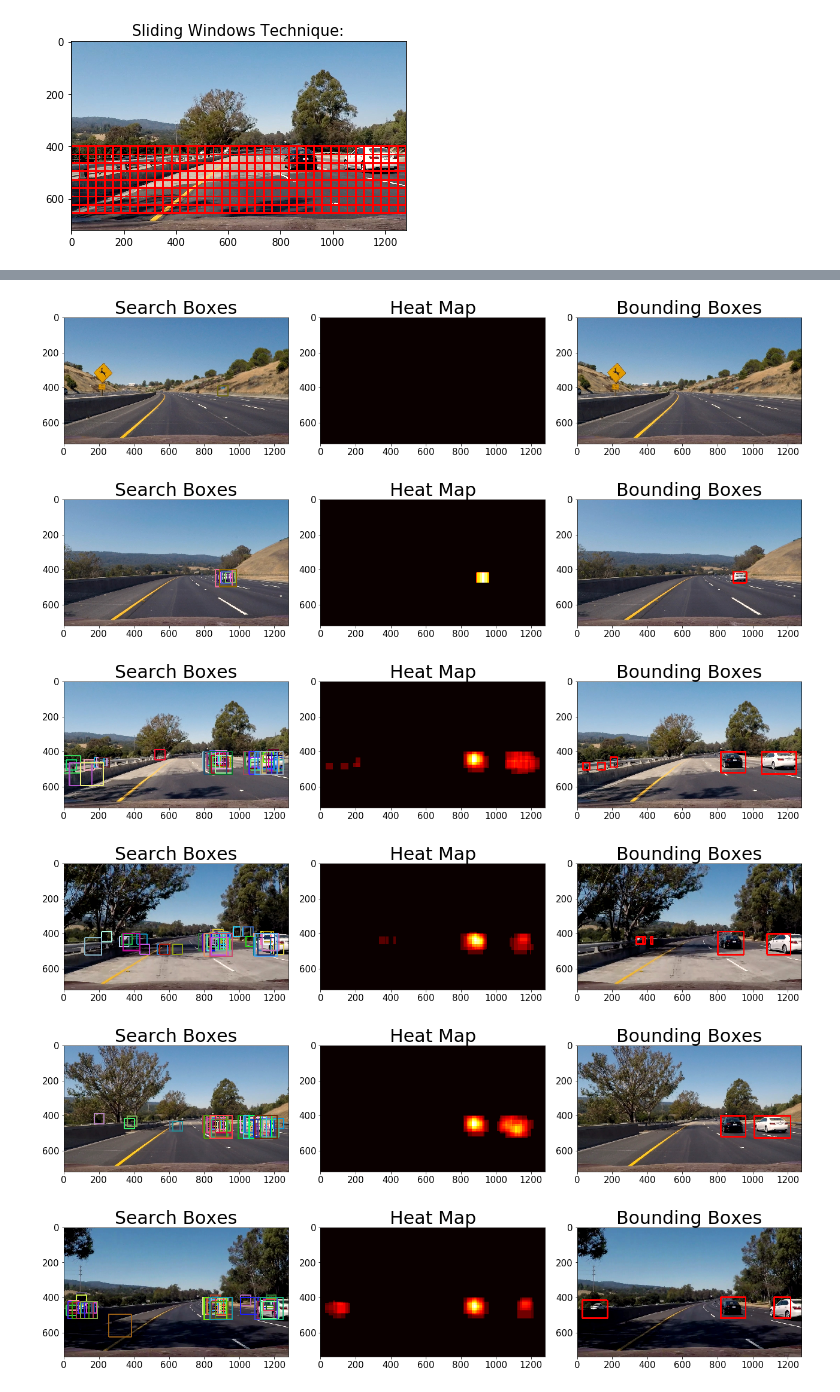
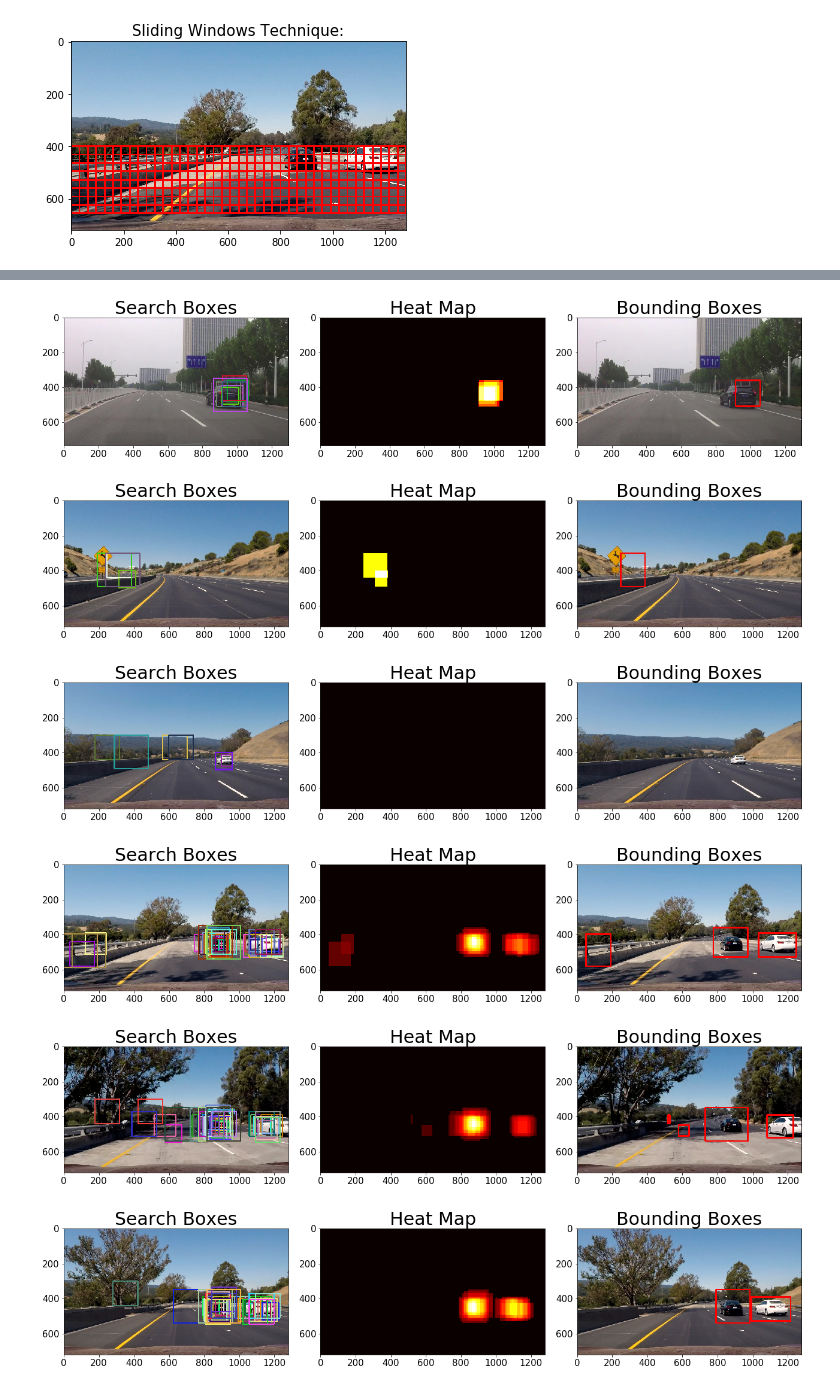
Before and after one commit to fusheng1990/vehicle_detection_and_tracking_P5, a Jupyter notebook: Untitled.ipynb, the cells around one changed output, grey strips where cells are left out. Saved outputs shown, nothing was run; the diff lists cells and outputs as text; code cells hidden in the pictures.

```diff
--- a/Untitled.ipynb
+++ b/Untitled.ipynb
@@ -633,5 +633,5 @@ Test Accuracy of SVC = 98.85%
 # %%
-for i in range(4,7):
+for i in range(1,4):
 
     fname = 'test_images/test{}.jpg'.format(i)
     image = mpimg.imread(fname)
@@ -687,8 +687,6 @@ def add_heat(heatmap, bbox_list):
 def apply_threshold(heatmap, threshold):
     # Zero out pixels below the threshold
     heatmap[heatmap <= threshold] = 0
-    history = deque(maxlen=7)
-    history.append(heatmap)
     # Return thresholded map
     return heatmap
 
@@ -795,7 +793,7 @@ def find_cars(img, ystart, ystop, scale, svc, X_scaler,
 
     return bbox_list
 # %%
-for i in range(2,10):
+for i in range(1,10):
 
     fname = 'test_images/test{}.jpg'.format(i)
     img = mpimg.imread(fname)
@@ -811,7 +809,7 @@ for i in range(2,10):
 
     ystart = 360
     ystop = 550
-    scale = 0.9
+    scale = 1.9
     bbox_list.append(find_cars(img, ystart, ystop, scale, svc, X_scaler,
                                     orient, pix_per_cell, cell_per_block,
                                     spatial_size, hist_bins))
@@ -833,37 +831,51 @@ for i in range(2,10):
     ystart = 400
     ystop = 656
     scale = 2.0
+    bbox_list.append(find_cars(img, ystart, ystop, scale, svc, X_scaler,
+                                    orient, pix_per_cell, cell_per_block,
+                                    spatial_size, hist_bins))
+
+    ystart = 300
+    ystop = 656
+    scale = 2.2
+    bbox_list.append(find_cars(img, ystart, ystop, scale, svc, X_scaler,
+                                    orient, pix_per_cell, cell_per_block,
+                                    spatial_size, hist_bins))
+
+    ystart = 300
+    ystop = 656
+    scale = 3.0
     bbox_list.append(find_cars(img, ystart, ystop, scale, svc, X_scaler,
                                     orient, pix_per_cell, cell_per_block,
                                     spatial_size, hist_bins))
 
 
     # Copied from 'jeremy-shannon'
     bbox_list = [item for sublist in bbox_list for item in sublist]
 
     out_img = draw_boxes(img, bbox_list, random_color=True)
 
     heat = np.zeros_like(img[:,:,0]).astype(np.float)
     heat = add_heat(heat, bbox_list)
     heat = apply_threshold(heat, 2)
 
     # Find final boxes from heatmap using label function
     labels = label(heat)
     new_img = draw_labeled_bboxes(np.copy(img), labels)
 
     f, (ax1, ax2, ax3) = plt.subplots(1, 3, figsize=(18,9))
     plt.tight_layout()
     ax1.imshow(out_img)
     ax1.set_title('Search Boxes', fontsize=30)
     ax2.imshow(heat, cmap='hot')
     ax2.set_title('Heat Map', fontsize=30)
     ax3.imshow(new_img)
     ax3.set_title('Bounding Boxes', fontsize=30)
     plt.savefig('output_images/heat_map1.png', bbox_inches="tight")
 # %% [output]
-[figure, old version]
+[figure, new version]
-[figure, old version]
+[figure, new version]
-[figure, old version]
+[figure, new version]
-[figure, old version]
+[figure, new version]
-[figure, old version]
+[figure, new version]
-[figure, old version]
+[figure, new version]
```
Also changed, not shown: parts of 13 cells of this notebook.
